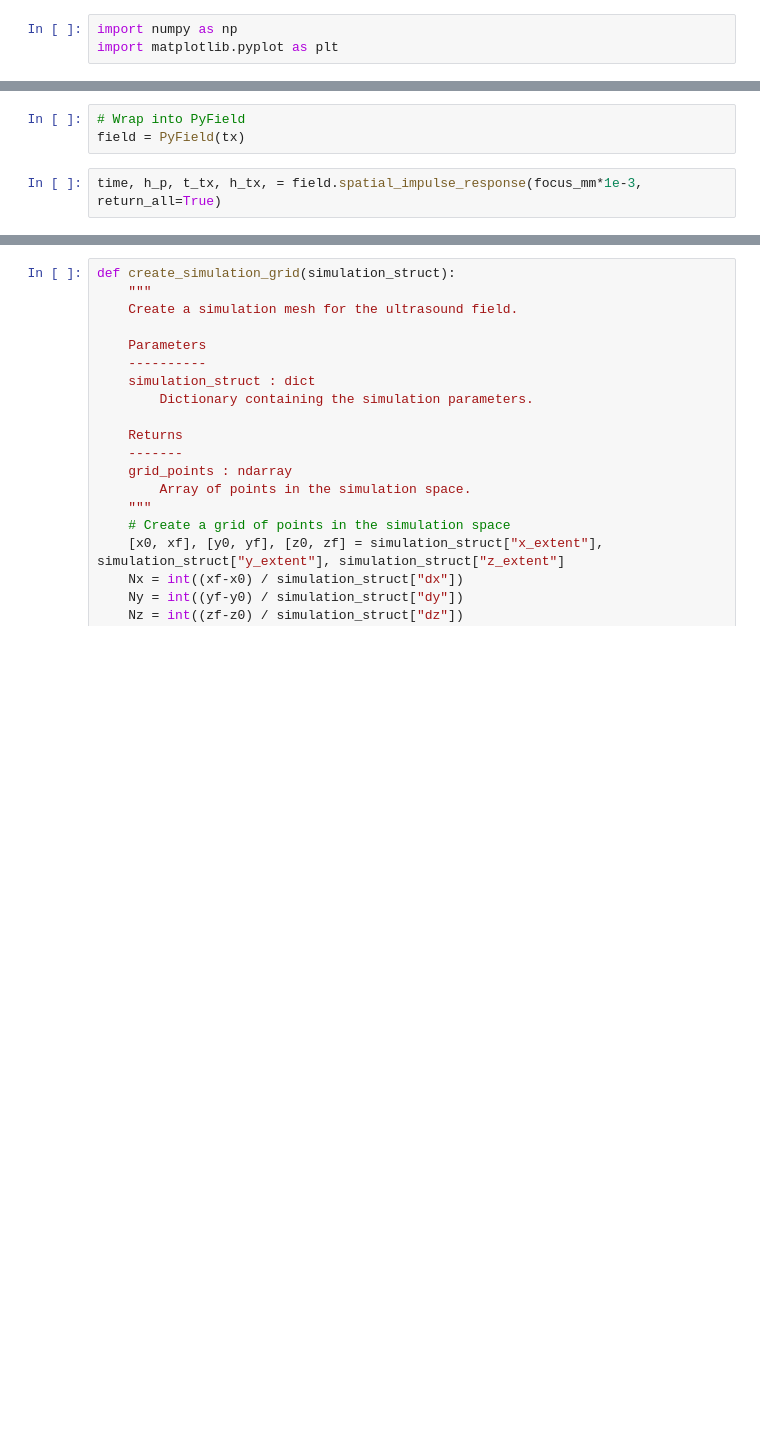
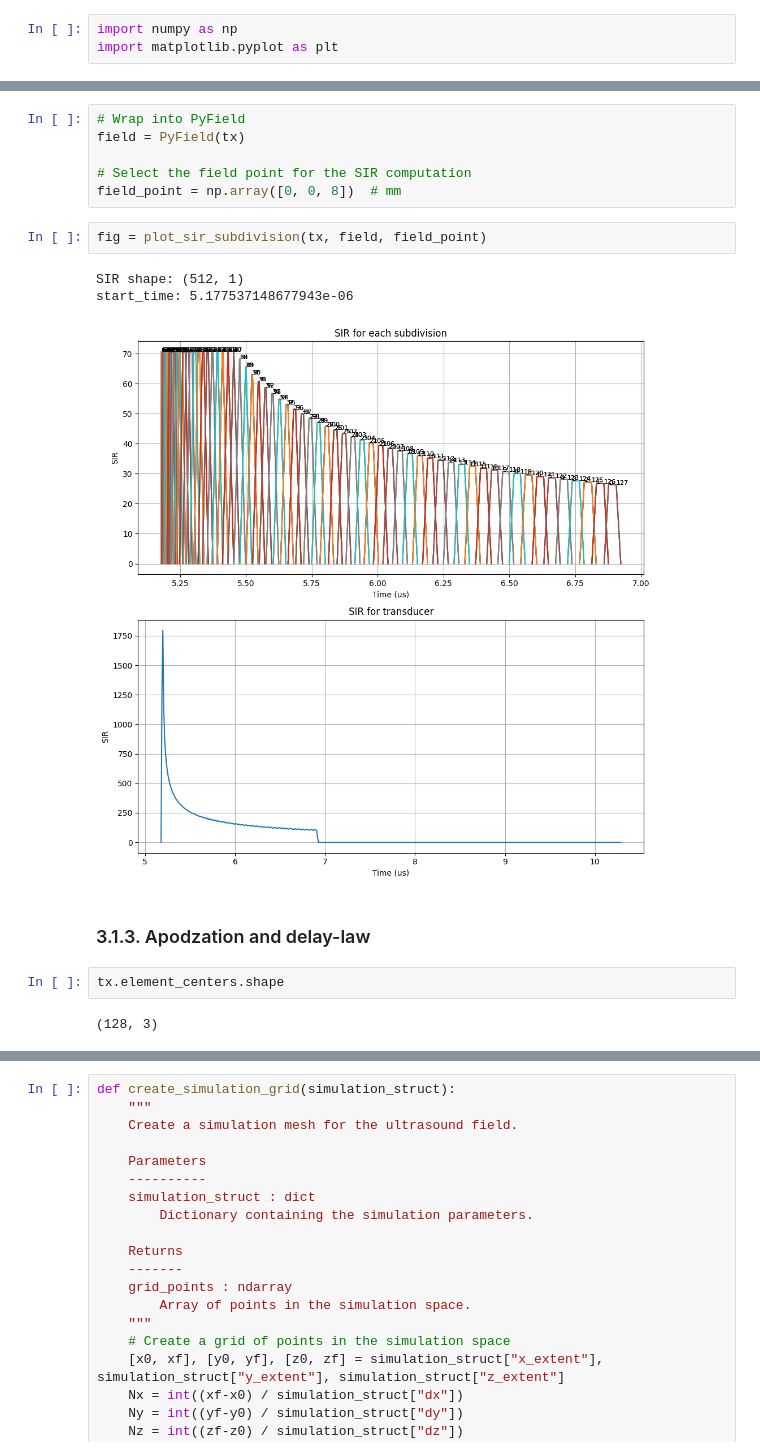
Before and after one commit to EstebanRivera08/eSDIva, a Jupyter notebook: notebook/PyFieldTest.ipynb, the cells around one changed output, grey strips where cells are left out. Saved outputs shown, nothing was run; the diff lists cells and outputs as text; blank space fills up the shorter version.

```diff
--- a/notebook/PyFieldTest.ipynb
+++ b/notebook/PyFieldTest.ipynb
@@ -369,5 +484,18 @@ Transducer initialized in 0.0175 seconds.
 # %%
 # Wrap into PyField
 field = PyField(tx)
+
+# Select the field point for the SIR computation
+field_point = np.array([0, 0, 8])  # mm
-# %%
-time, h_p, t_tx, h_tx, = field.spatial_impulse_response(focus_mm*1e-3, return_all=True)
+# %%
+fig = plot_sir_subdivision(tx, field, field_point)
+# %% [output]
+SIR shape: (512, 1)
+start_time: 5.177537148677943e-06
+[figure, added]
+# %% [markdown]
+### 3.1.3. Apodzation and delay-law
+# %%
+tx.element_centers.shape
+# %% [output]
+(128, 3)
```
Also changed, not shown: parts of 31 cells of this notebook, 1 other file.
